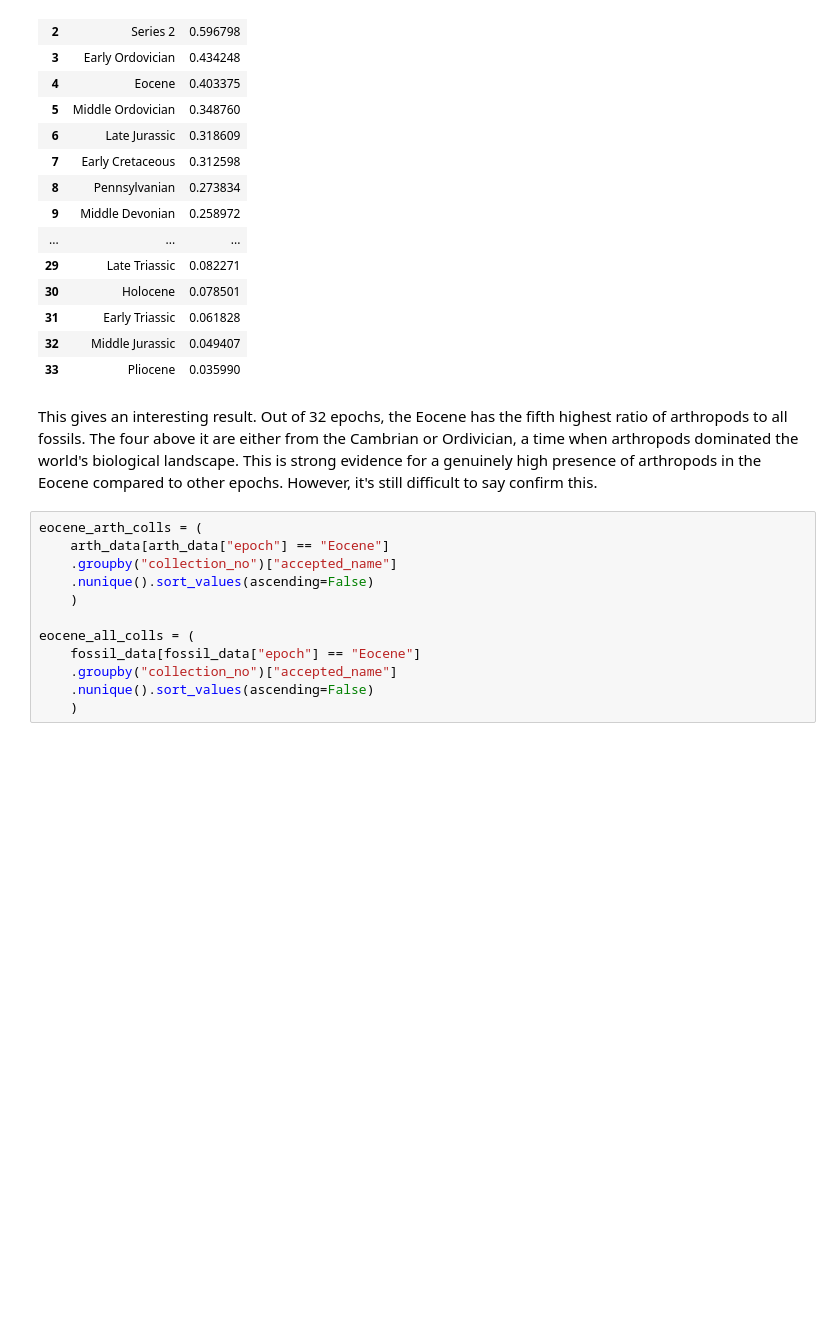
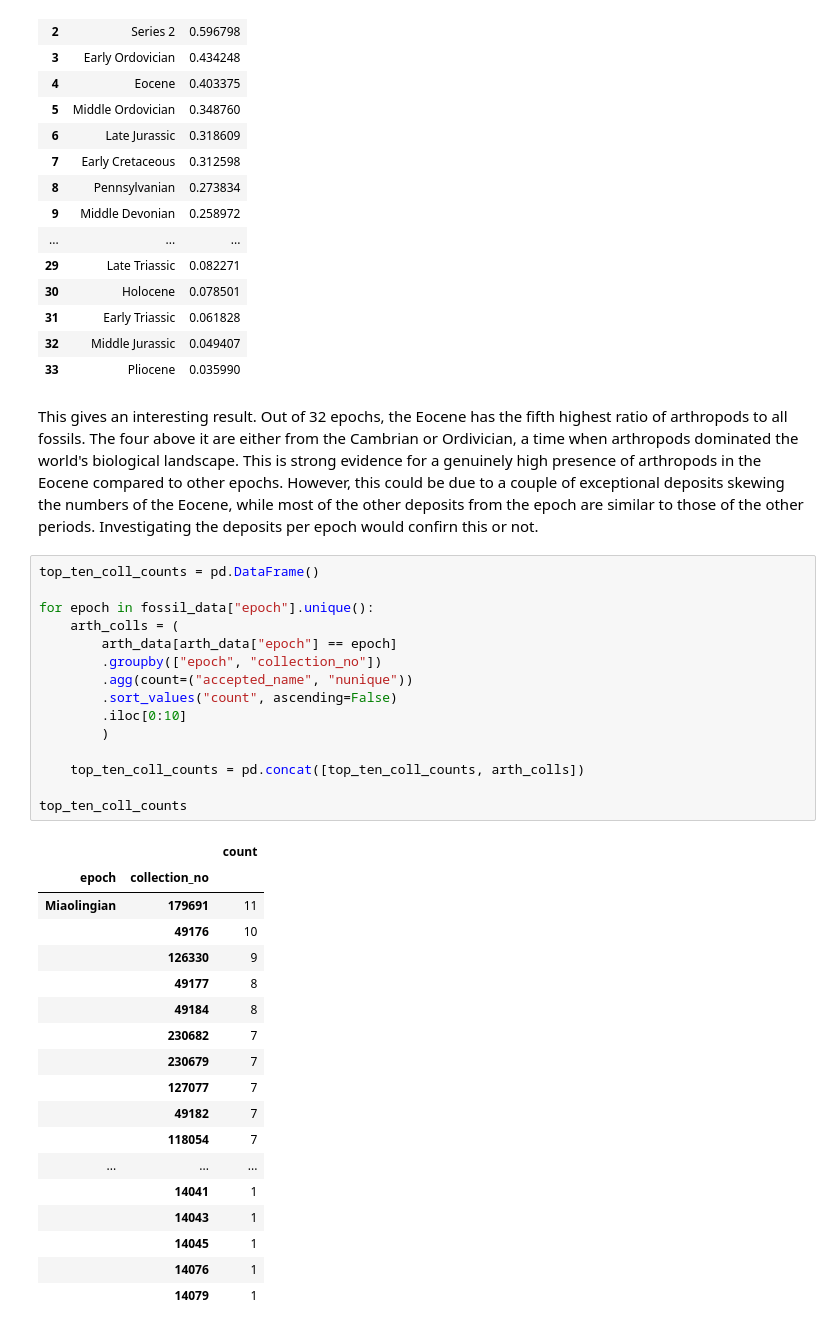
Before and after one commit to Dworlock11/Arthropod-Fossil-Diversity-Analysis, a Jupyter notebook: notebooks/02_analysis.ipynb, the cells around one changed output. Saved outputs shown, nothing was run; the diff lists cells and outputs as text; blank space fills up the shorter version.

Commit message:
Finished analysis of the Eocene

```diff
--- a/notebooks/02_analysis.ipynb
+++ b/notebooks/02_analysis.ipynb
@@ -464,16 +464,38 @@ combined_by_epoch[["epoch_arth", "ratio"]].sort_values("ratio", ascending=False)
 | 32 | Middle Jurassic | 0.049407 |
 | 33 | Pliocene | 0.035990 |
 # %% [markdown]
-This gives an interesting result. Out of 32 epochs, the Eocene has the fifth highest ratio of arthropods to all fossils. The four above it are either from the Cambrian or Ordivician, a time when arthropods dominated the world's biological landscape. This is strong evidence for a genuinely high presence of arthropods in the Eocene compared to other epochs. However, it's still difficult to say confirm this.
+This gives an interesting result. Out of 32 epochs, the Eocene has the fifth highest ratio of arthropods to all fossils. The four above it are either from the Cambrian or Ordivician, a time when arthropods dominated the world's biological landscape. This is strong evidence for a genuinely high presence of arthropods in the Eocene compared to other epochs. However, this could be due to a couple of exceptional deposits skewing the numbers of the Eocene, while most of the other deposits from the epoch are similar to those of the other periods. Investigating the deposits per epoch would confirn this or not.
 # %%
-eocene_arth_colls = (
-    arth_data[arth_data["epoch"] == "Eocene"]
-    .groupby("collection_no")["accepted_name"]
-    .nunique().sort_values(ascending=False)
-    )
+top_ten_coll_counts = pd.DataFrame()
 
-eocene_all_colls = (
-    fossil_data[fossil_data["epoch"] == "Eocene"]
-    .groupby("collection_no")["accepted_name"]
-    .nunique().sort_values(ascending=False)
-    )
+for epoch in fossil_data["epoch"].unique():
+    arth_colls = (
+        arth_data[arth_data["epoch"] == epoch]
+        .groupby(["epoch", "collection_no"])
+        .agg(count=("accepted_name", "nunique"))
+        .sort_values("count", ascending=False)
+        .iloc[0:10]
+        )
+
+    top_ten_coll_counts = pd.concat([top_ten_coll_counts, arth_colls])
+
+top_ten_coll_counts
+# %% [output]
+|  |  | count |
+| epoch | collection_no |  |
+| Miaolingian | 179691 | 11 |
+|  | 49176 | 10 |
+|  | 126330 | 9 |
+|  | 49177 | 8 |
+|  | 49184 | 8 |
+|  | 230682 | 7 |
+|  | 230679 | 7 |
+|  | 127077 | 7 |
+|  | 49182 | 7 |
+|  | 118054 | 7 |
+| ... | ... | ... |
+|  | 14041 | 1 |
+|  | 14043 | 1 |
+|  | 14045 | 1 |
+|  | 14076 | 1 |
+|  | 14079 | 1 |
```
Also changed, not shown: parts of 6 cells of this notebook.
